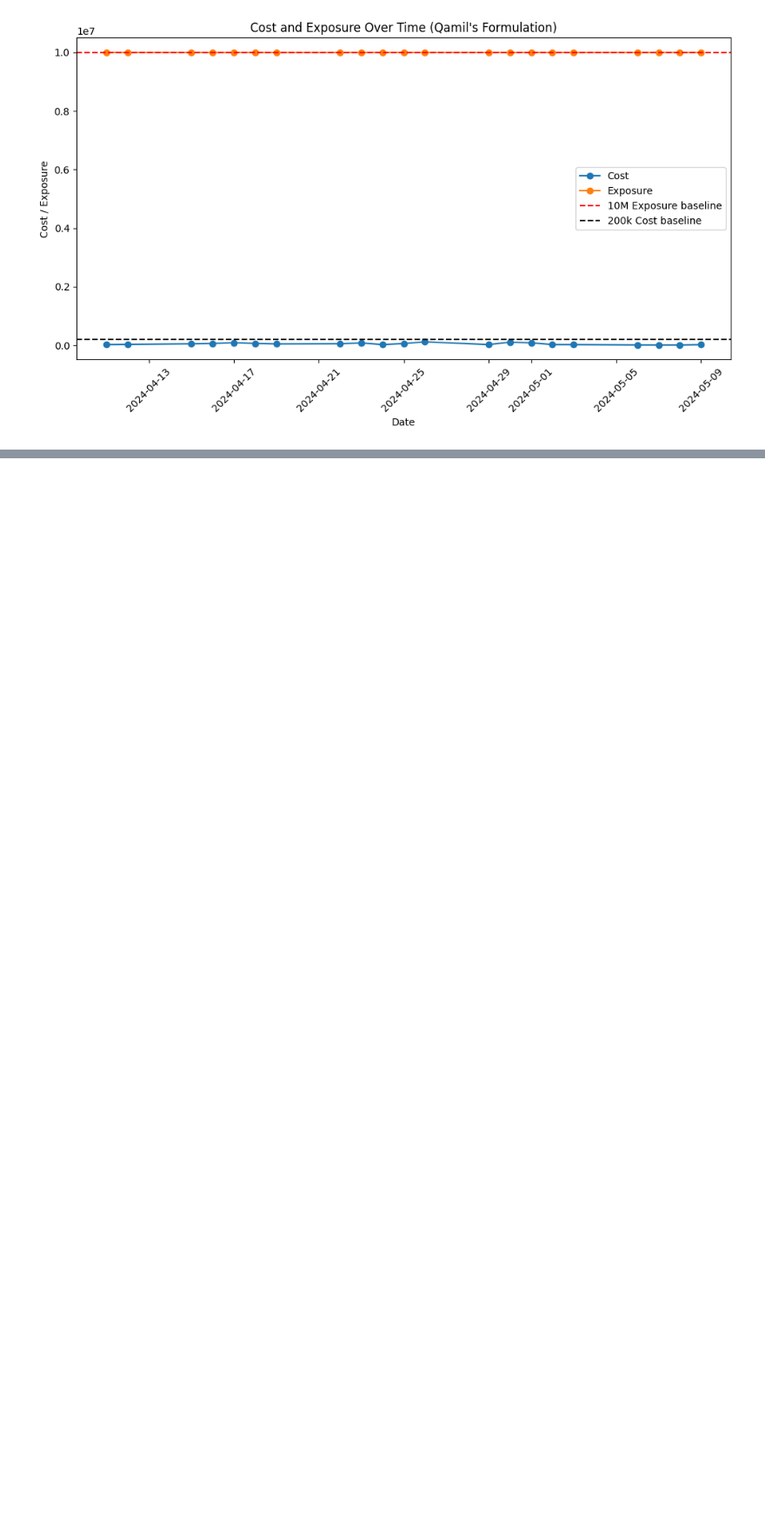
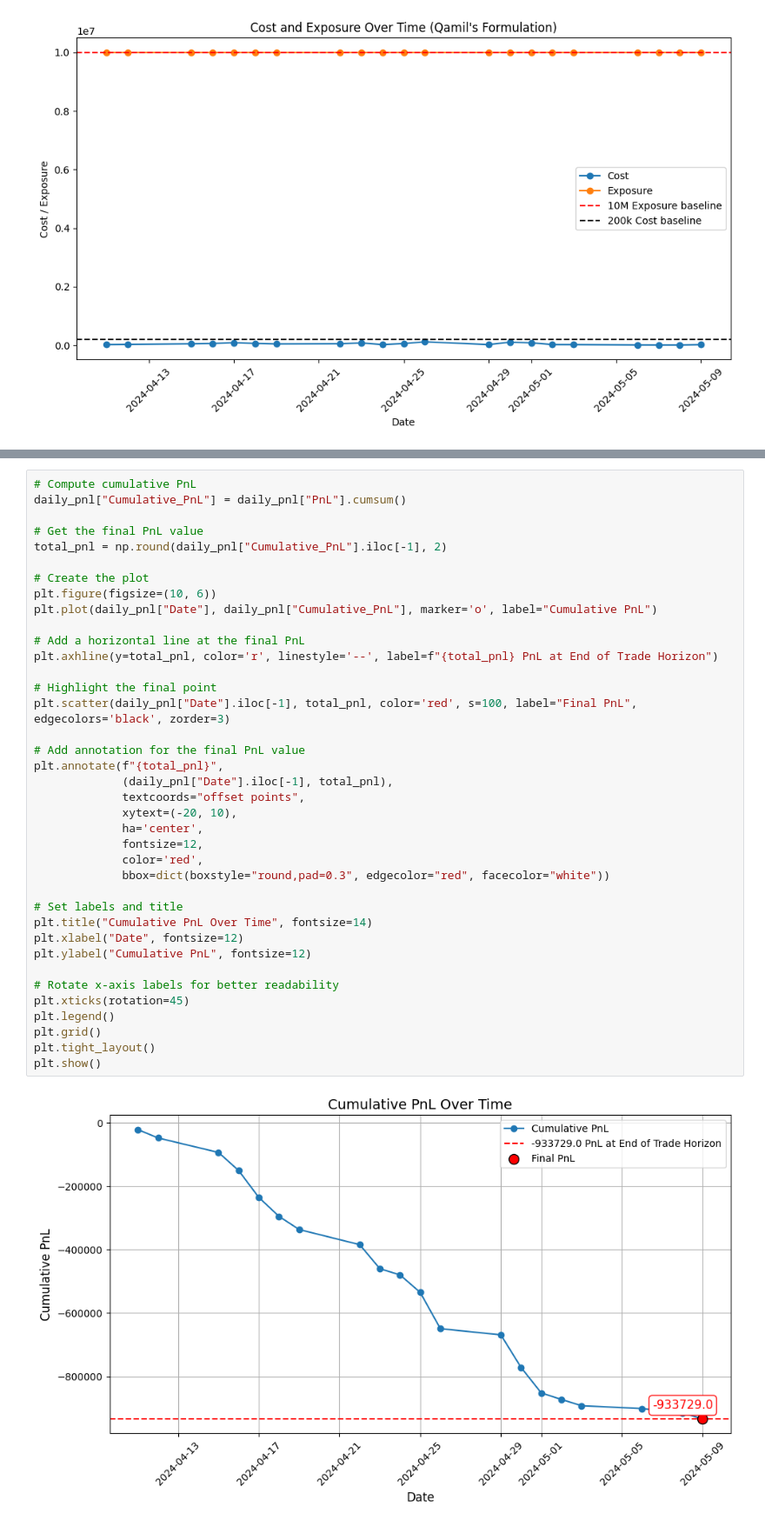
Before and after one commit to Qamil-Mirza/badss-2025-options-alpha-strategy, a Jupyter notebook: notebooks/analysis.ipynb, the cells around one changed output, grey strips where cells are left out. Shown at 87% size. Drawn from its saved outputs; the diff is of its cells as text; blank space fills up the shorter version.

```diff
--- a/notebooks/analysis.ipynb
+++ b/notebooks/analysis.ipynb
@@ -399,0 +635,40 @@ optimized_trades_df.head()
+# %%
+# Compute cumulative PnL
+daily_pnl["Cumulative_PnL"] = daily_pnl["PnL"].cumsum()
+
+# Get the final PnL value
+total_pnl = np.round(daily_pnl["Cumulative_PnL"].iloc[-1], 2)
+
+# Create the plot
+plt.figure(figsize=(10, 6))
+plt.plot(daily_pnl["Date"], daily_pnl["Cumulative_PnL"], marker='o', label="Cumulative PnL")
+
+# Add a horizontal line at the final PnL
+plt.axhline(y=total_pnl, color='r', linestyle='--', label=f"{total_pnl} PnL at End of Trade Horizon")
+
+# Highlight the final point
+plt.scatter(daily_pnl["Date"].iloc[-1], total_pnl, color='red', s=100, label="Final PnL", edgecolors='black', zorder=3)
+
+# Add annotation for the final PnL value
+plt.annotate(f"{total_pnl}",
+             (daily_pnl["Date"].iloc[-1], total_pnl),
+             textcoords="offset points",
+             xytext=(-20, 10),
+             ha='center',
+             fontsize=12,
+             color='red',
+             bbox=dict(boxstyle="round,pad=0.3", edgecolor="red", facecolor="white"))
+
+# Set labels and title
+plt.title("Cumulative PnL Over Time", fontsize=14)
+plt.xlabel("Date", fontsize=12)
+plt.ylabel("Cumulative PnL", fontsize=12)
+
+# Rotate x-axis labels for better readability
+plt.xticks(rotation=45)
+plt.legend()
+plt.grid()
+plt.tight_layout()
+plt.show()
+# %% [output]
+[figure, added]
```
Also changed, not shown: parts of 14 cells of this notebook, 1 other file.
